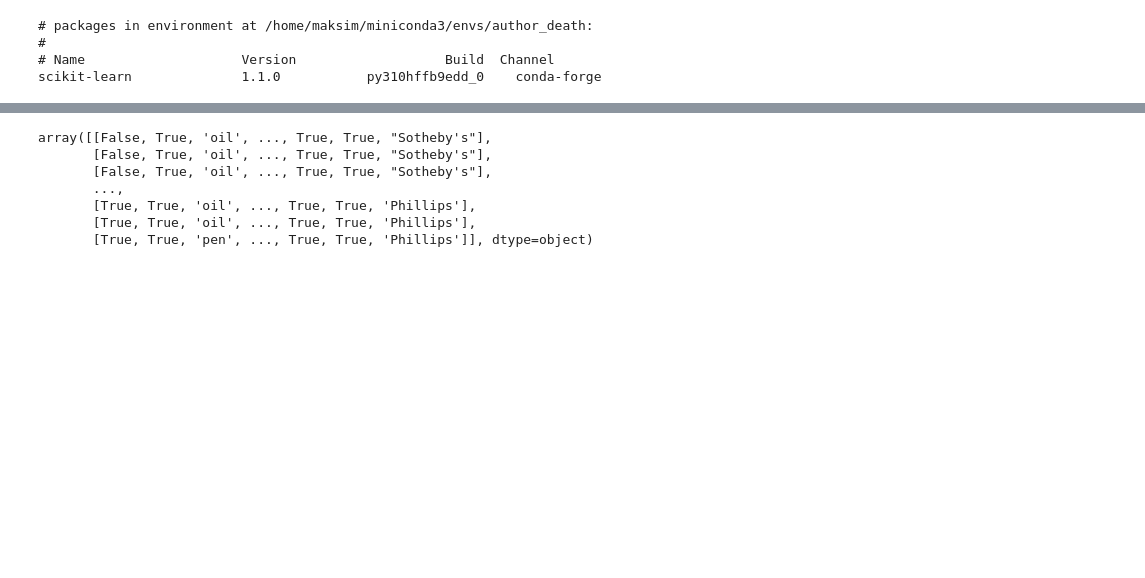
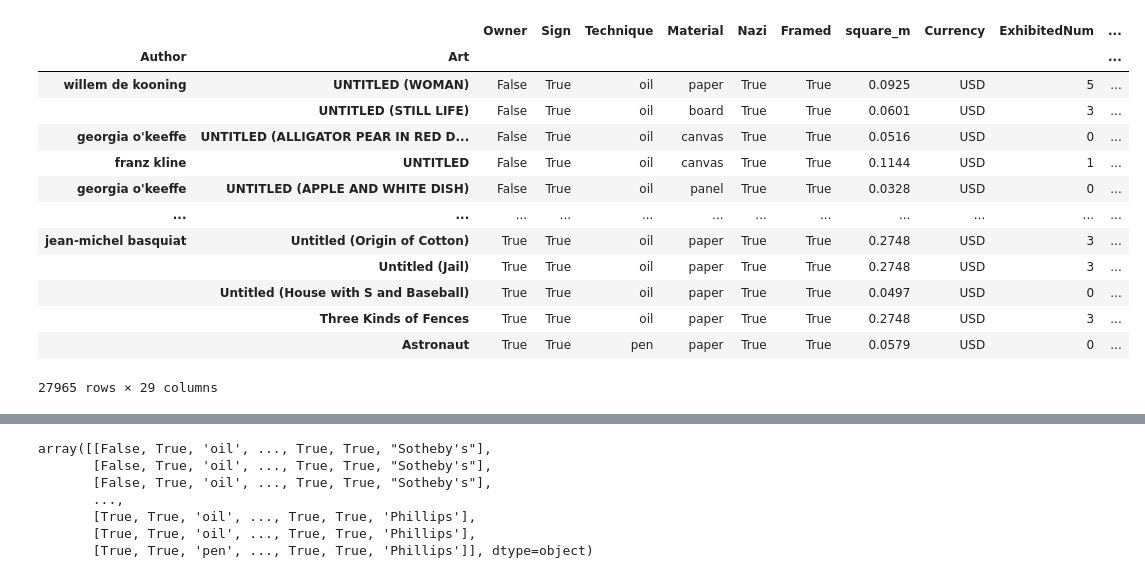
Before and after one commit to BorisovMaksim/AuthorDeath, a Jupyter notebook: Notebooks/notes.ipynb, the cells around one changed output, grey strips where cells are left out. Saved outputs shown, nothing was run; the diff lists cells and outputs as text; code cells hidden in the pictures; blank space fills up the shorter version.

```diff
--- a/Notebooks/notes.ipynb
+++ b/Notebooks/notes.ipynb
@@ -30,9 +30,19 @@ df['Owner'] = df['Owner'].isna() == False
 # %%
 df = pd.read_pickle("/home/maksim/Data/Author_Death/cleaned_data.pkl")
 # %%
-!conda list scikit
+df
 # %% [output]
+|  |  | Owner | Sign | Technique | Material | Nazi | Framed | square_m | Currency | ExhibitedNum | ... |
+| Author | Art |  |  |  |  |  |  |  |  |  | ... |
+| willem de kooning | UNTITLED (WOMAN) | False | True | oil | paper | True | True | 0.0925 | USD | 5 | ... |
+|  | UNTITLED (STILL LIFE) | False | True | oil | board | True | True | 0.0601 | USD | 3 | ... |
+| georgia o'keeffe | UNTITLED (ALLIGATOR PEAR IN RED D... | False | True | oil | canvas | True | True | 0.0516 | USD | 0 | ... |
+| franz kline | UNTITLED | False | True | oil | canvas | True | True | 0.1144 | USD | 1 | ... |
+| georgia o'keeffe | UNTITLED (APPLE AND WHITE DISH) | False | True | oil | panel | True | True | 0.0328 | USD | 0 | ... |
+| ... | ... | ... | ... | ... | ... | ... | ... | ... | ... | ... | ... |
+| jean-michel basquiat | Untitled (Origin of Cotton) | True | True | oil | paper | True | True | 0.2748 | USD | 3 | ... |
+|  | Untitled (Jail) | True | True | oil | paper | True | True | 0.2748 | USD | 3 | ... |
+|  | Untitled (House with S and Baseball) | True | True | oil | paper | True | True | 0.0497 | USD | 0 | ... |
+|  | Three Kinds of Fences | True | True | oil | paper | True | True | 0.2748 | USD | 3 | ... |
+|  | Astronaut | True | True | pen | paper | True | True | 0.0579 | USD | 0 | ... |
-# packages in environment at /home/maksim/miniconda3/envs/author_death:
-#
-# Name                    Version                   Build  Channel
-scikit-learn              1.1.0           py310hffb9edd_0    conda-forge
+27965 rows × 29 columns
```
Also changed, not shown: parts of 7 cells of this notebook, 7 other files.
